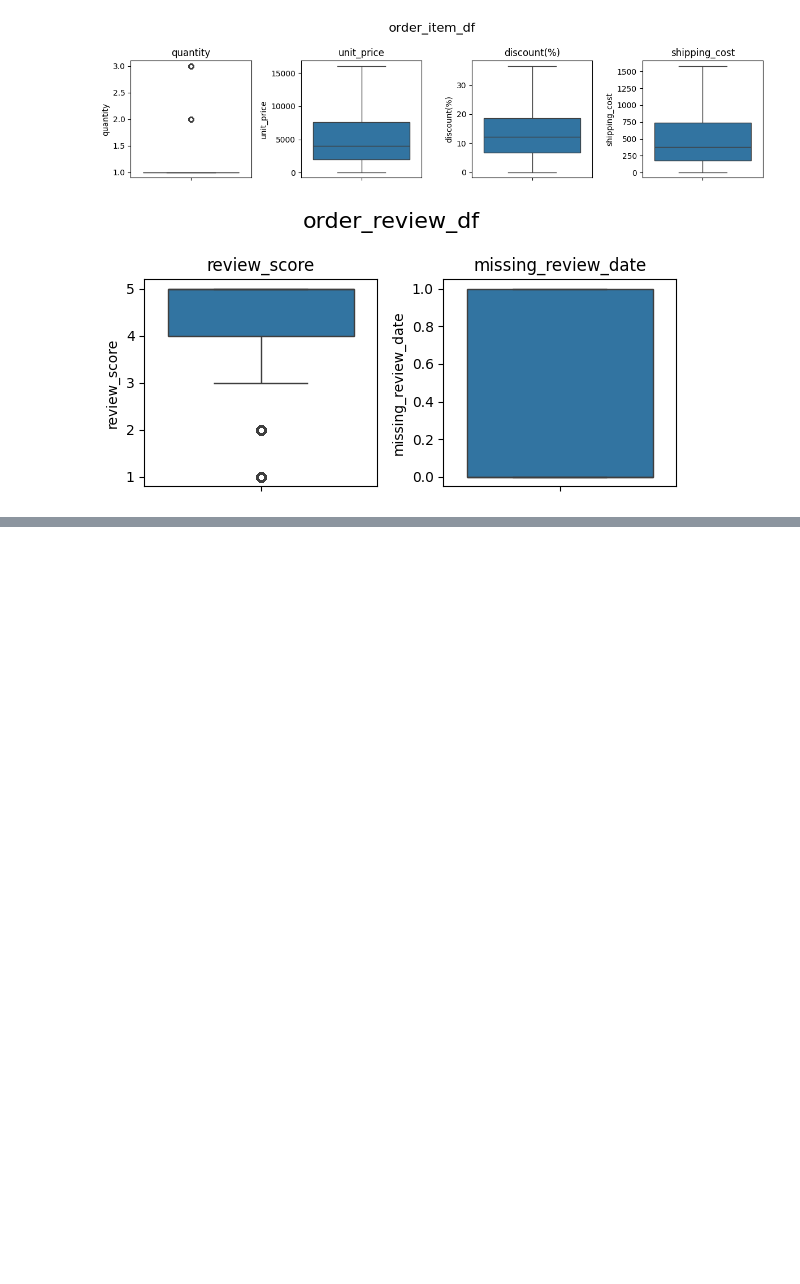
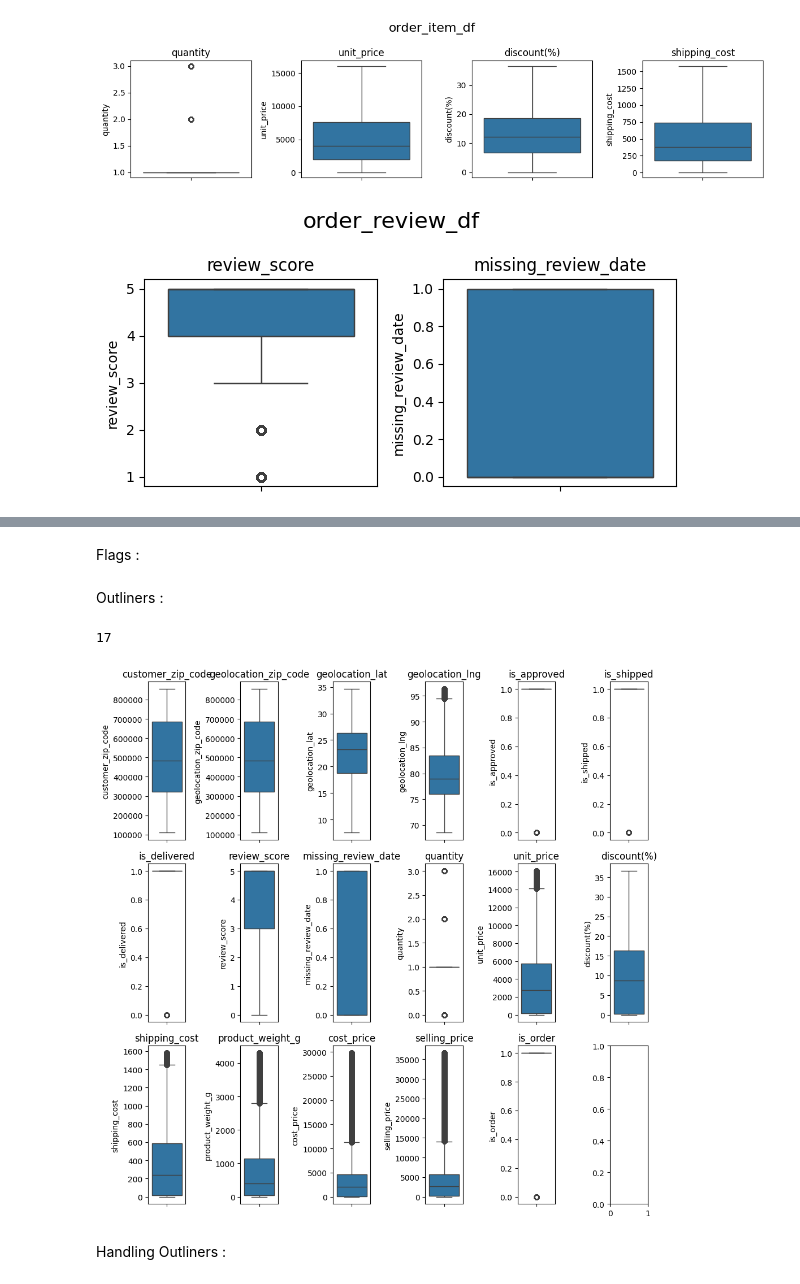
Before and after one commit to NarenthraBaalaD/E_commerce_Conversion_Retention_ML, a Jupyter notebook: capstone_project.ipynb, the cells around one changed output, grey strips where cells are left out. Saved outputs shown, nothing was run; the diff lists cells and outputs as text; code cells hidden in the pictures; blank space fills up the shorter version.

```diff
--- a/capstone_project.ipynb
+++ b/capstone_project.ipynb
@@ -184,0 +233,36 @@ df = customer_df.merge(geolocation_df, how="left",left_on= 'customer_zip_code',
+# %%
+cols = [
+    "quantity", "unit_price", "discount(%)",
+    "shipping_cost", "product_weight_g",
+    "cost_price", "selling_price", "review_score"
+]
+
+for col in cols:
+    df[col] = df[col].fillna(0)
+# %% [markdown]
+Flags :
+# %%
+df["is_order"] = df["order_id"].notna().astype(int)
+# %% [markdown]
+Outliners :
+# %%
+num_cols = df.select_dtypes(include= ["int64", "float64"]).columns
+len(num_cols)
+# %% [output]
+17
+# %%
+num_cols = df.select_dtypes(include= ["int64", "float64"]).columns
+
+fig, ax = plt.subplots(3,6, figsize = (10,10))
+ax = ax.ravel()
+for i, col in enumerate(num_cols):
+    sb.boxplot(
+        df[col],
+        ax = ax[i]
+    )
+    ax[i].set_title(col)
+    plt.tight_layout()
+# %% [output]
+[figure, added]
+# %% [markdown]
+Handling Outliners :
```
Also changed, not shown: parts of 8 cells of this notebook.
